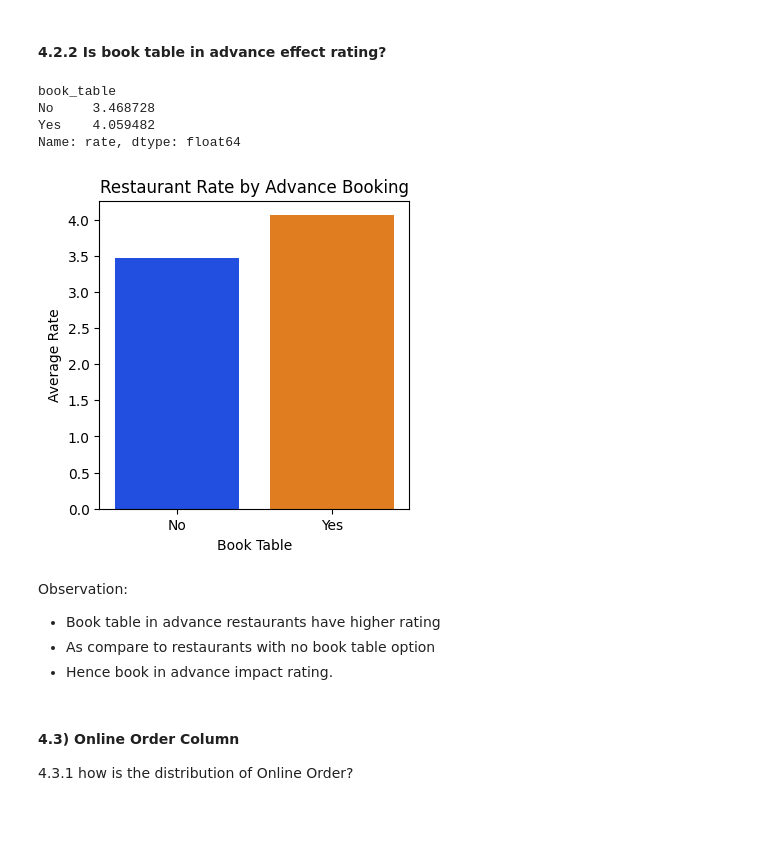
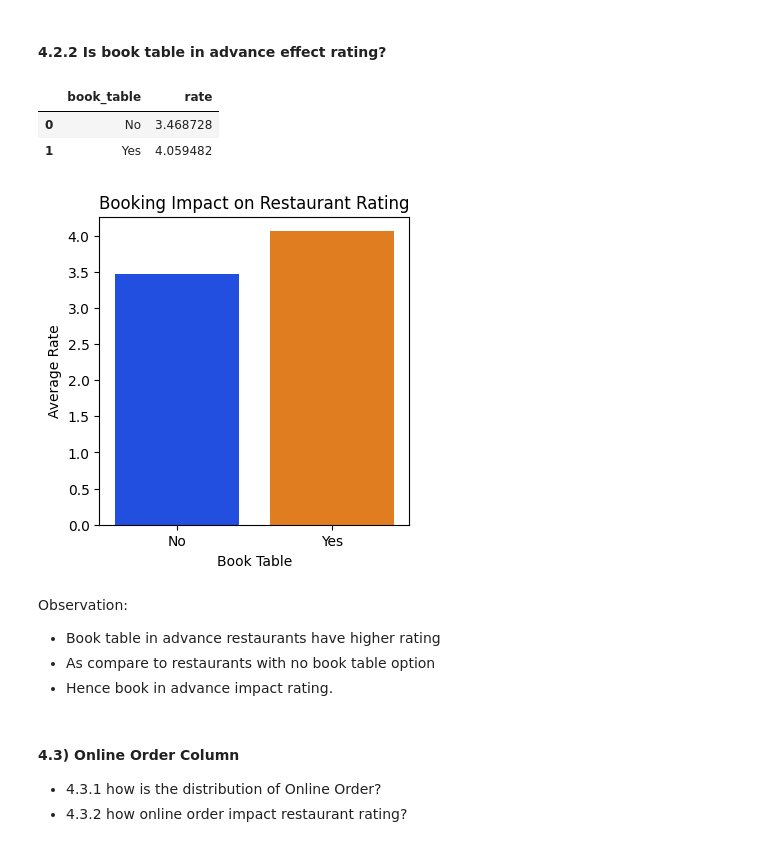
Before and after one commit to KrishKanojia/restaurant-rating-prediction, a Jupyter notebook: notebook/1. EDA RESTAURANT RATING.ipynb, the cells around one changed output. Drawn from its saved outputs; the diff is of its cells as text; code cells hidden in the pictures; blank space fills up the shorter version.

```diff
--- a/notebook/1. EDA RESTAURANT RATING.ipynb
+++ b/notebook/1. EDA RESTAURANT RATING.ipynb
@@ -262,23 +263,21 @@ table_book = df.groupby('book_table')['rate'].mean()
 
 # Convert the Series to a DataFrame
 table_book_df = table_book.reset_index()
-table_book
+table_book_df
 # %% [output]
-book_table
-No     3.468728
-Yes    4.059482
-Name: rate, dtype: float64
+|  | book_table | rate |
+| 0 | No | 3.468728 |
+| 1 | Yes | 4.059482 |
 # %%
-
 # Create a bar plot
 plt.figure(figsize=(4, 4))
 sns.barplot(x='book_table', y='rate', data=table_book_df, palette='bright')
 plt.xlabel('Book Table')
 plt.ylabel('Average Rate')
-plt.title('Restaurant Rate by Advance Booking')
+plt.title('Booking Impact on Restaurant Rating')
 plt.show()
 # %% [output]
-[figure, old version]
+[figure, new version]
 # %% [markdown]
 Observation:
 - Book table in advance restaurants have higher rating
@@ -286,4 +285,5 @@ Observation:
 - Hence book in advance impact rating.
 # %% [markdown]
 #### 4.3) Online Order Column
-4.3.1 how is the distribution of Online Order?
+- 4.3.1 how is the distribution of Online Order?
+- 4.3.2 how online order impact restaurant rating?
```
Also changed, not shown: parts of 7 cells of this notebook.
